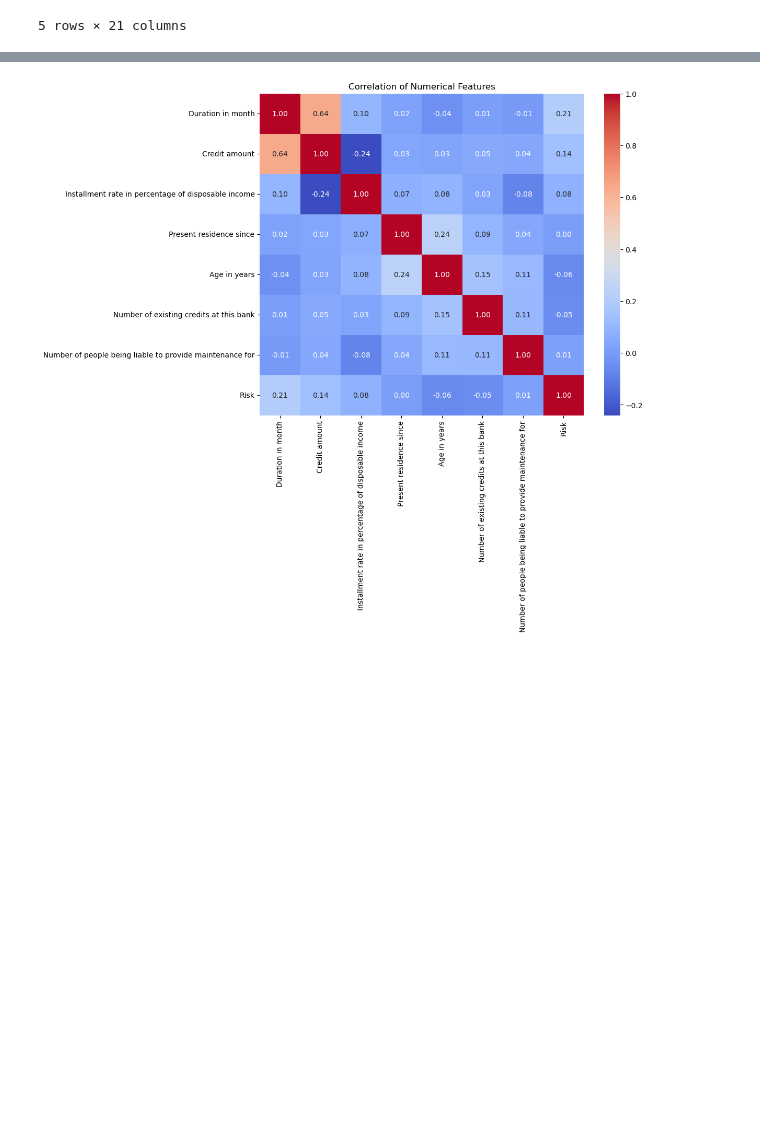
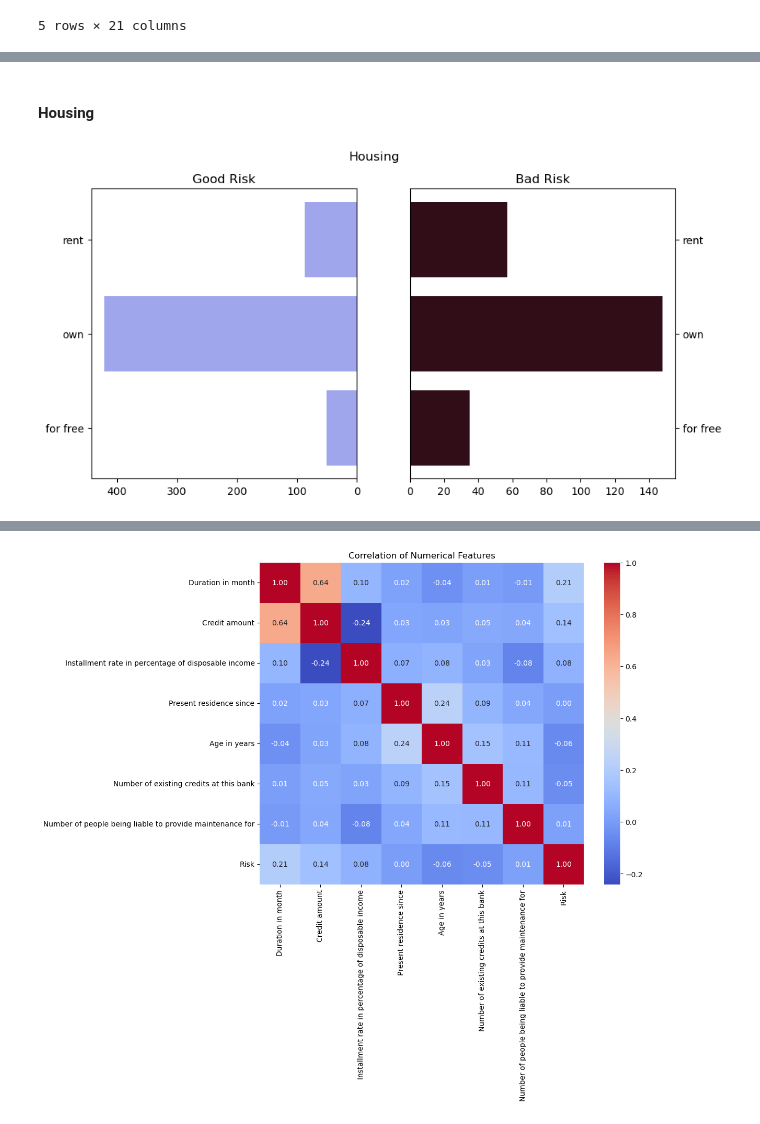
Before and after one commit to mwisechacha/Credit-Risk-Modelling, a Jupyter notebook: credit_risk.ipynb, the cells around one changed output, grey strips where cells are left out. Drawn from its saved outputs; the diff is of its cells as text; code cells hidden in the pictures; blank space fills up the shorter version.

```diff
--- a/credit_risk.ipynb
+++ b/credit_risk.ipynb
@@ -589,0 +628,6 @@ credit_visualization.head()
+# %% [markdown]
+#### Housing
+# %%
+visualize_feature("Housing")
+# %% [output]
+[figure, added]
```
Also changed, not shown: parts of 13 cells of this notebook.
